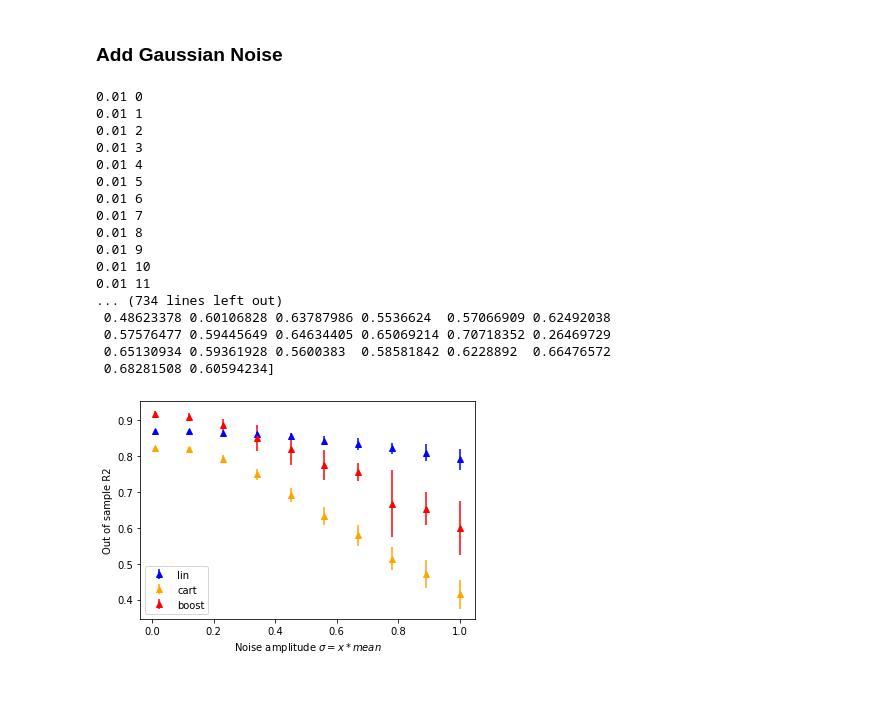
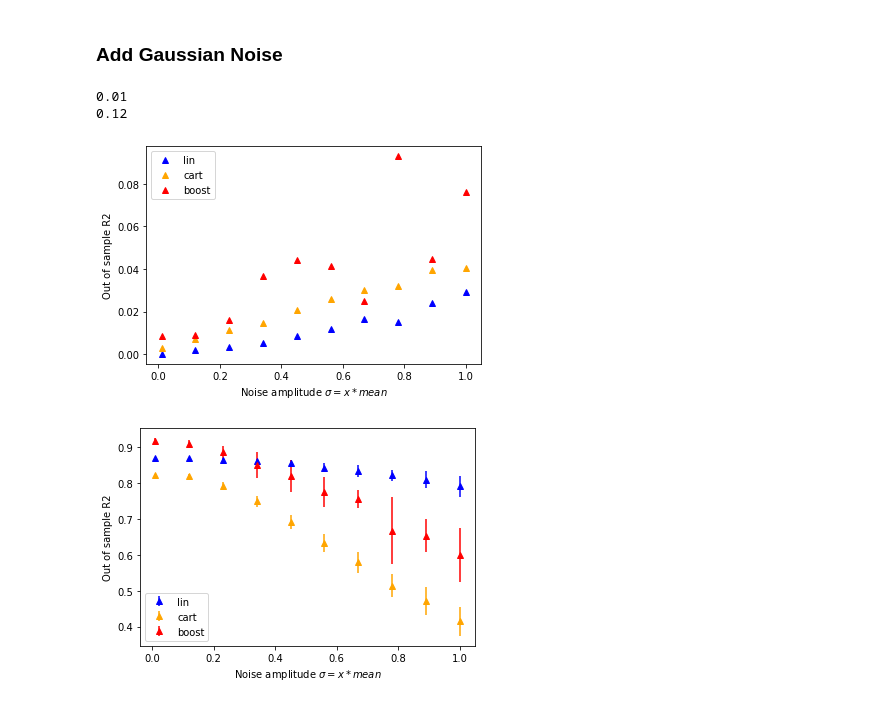
Before and after one commit to garberma/6.862-Project, a Jupyter notebook: BaselineModelingChicago.ipynb, the cells around one changed output. Saved outputs shown, nothing was run; the diff lists cells and outputs as text; code cells hidden in the pictures.

Commit message:
pitt graph

```diff
--- a/BaselineModelingChicago.ipynb
+++ b/BaselineModelingChicago.ipynb
@@ -454,43 +453,49 @@ def OSR2_boost(y_train_noise):
     return OSR2
 
 
-mean_energy = y.mean()[0]
+mean_energy = y.iloc[0:int(0.70*len(X)),].mean()[0]
 len_energy = len(y.iloc[0:int(0.70*len(X)),])
 OSR2_results = []
 noise_amplitude_list = np.linspace(0.01,1,10)
-bootstrap_length = 50
+bootstrap_length = 200
 for noise_amplitude in noise_amplitude_list:
+    print(noise_amplitude)
     OSR2_current_lin = np.zeros(bootstrap_length)
     OSR2_current_cart = np.zeros(bootstrap_length)
     OSR2_current_boost = np.zeros(bootstrap_length)
     for bootstrap_it in range(bootstrap_length):
-        print(noise_amplitude, bootstrap_it)
+        #print(noise_amplitude, bootstrap_it)
         y_train_noise = np.array(y.iloc[0:int(0.70*len(X)),])[:,0] + np.random.normal(0, noise_amplitude*mean_energy,len_energy)
         OSR2_current_lin[bootstrap_it] = OSR2_lin(y_train_noise)
         OSR2_current_cart[bootstrap_it] = OSR2_cart(y_train_noise)
         OSR2_current_boost[bootstrap_it] = OSR2_boost(y_train_noise)
-    print(OSR2_current_lin, OSR2_current_cart, OSR2_current_boost)
+    #print(OSR2_current_lin, OSR2_current_cart, OSR2_current_boost)
     OSR2_results += [[noise_amplitude, OSR2_current_lin.mean(), OSR2_current_lin.std(), OSR2_current_cart.mean(), OSR2_current_cart.std(), OSR2_current_boost.mean(), OSR2_current_boost.std()]]
 df_OSR2_results = pd.DataFrame(OSR2_results, columns = ['noise_amplitude', 'R2_mean_lin', 'R2_std_lin', 'R2_mean_cart', 'R2_std_cart', 'R2_mean_boost', 'R2_std_boost'])
 #df_OSR2_results
 # %% [output]
-0.01 0
-0.01 1
-0.01 2
-0.01 3
-0.01 4
-0.01 5
-0.01 6
-0.01 7
-0.01 8
-0.01 9
-0.01 10
-0.01 11
-... (734 lines left out)
- 0.48623378 0.60106828 0.63787986 0.5536624  0.57066909 0.62492038
- 0.57576477 0.59445649 0.64634405 0.65069214 0.70718352 0.26469729
- 0.65130934 0.59361928 0.5600383  0.58581842 0.6228892  0.66476572
- 0.68281508 0.60594234]
+0.01
+0.12
+# %%
+#df_OSR2_results.to_pickle('df_OSR2_results_10_N50.pickle')
+df_OSR2_results = pd.read_pickle('df_OSR2_results_10_N50.pickle')
+# %%
+x = df_OSR2_results['noise_amplitude']
+y_lin = df_OSR2_results['R2_std_lin']
+y_cart = df_OSR2_results['R2_std_cart']
+y_boost = df_OSR2_results['R2_std_boost']
+
+plt.figure()
+plt.plot(x, y_lin, linestyle='None', marker='^', label = 'lin', color = 'blue')
+plt.plot(x, y_cart, linestyle='None', marker='^', label = 'cart', color = 'orange')
+plt.plot(x, y_boost, linestyle='None', marker='^', label = 'boost', color = 'red')
+plt.legend()
+plt.xlabel(r"Noise amplitude $\sigma = x*mean$")
+plt.ylabel(r"Out of sample R2")
+#plt.savefig('figures/R2_bootstrap_methods.png', dpi = 300)
+plt.show()
+# %% [output]
+[figure, added]
 # %%
 x = df_OSR2_results['noise_amplitude']
 y_lin = df_OSR2_results['R2_mean_lin']
```
Also changed, not shown: parts of 25 cells of this notebook, 2 other files.
